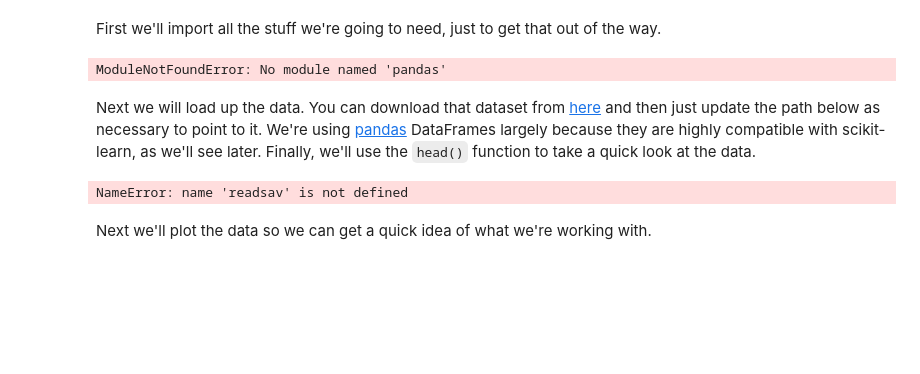
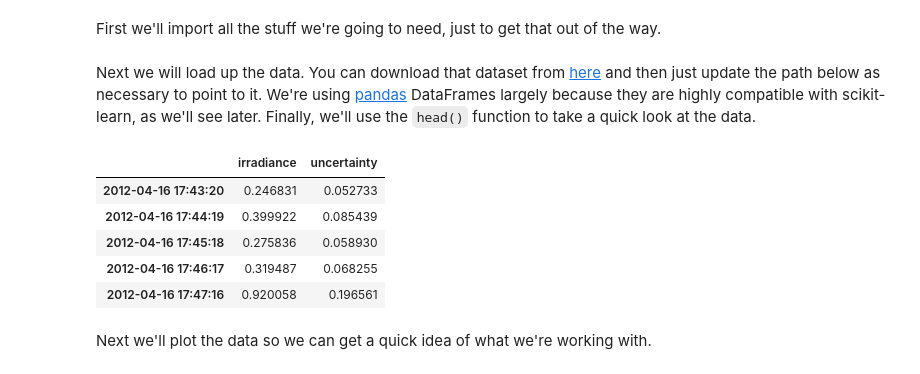
Before and after one commit to HelioML/HelioML, a Jupyter notebook: notebooks/01/1/example_fitting_time_series.ipynb, the cells around one changed output. Saved outputs shown, nothing was run; the diff lists cells and outputs as text; code cells hidden in the pictures; blank space fills up the shorter version.

````diff
--- a/notebooks/01/1/example_fitting_time_series.ipynb
+++ b/notebooks/01/1/example_fitting_time_series.ipynb
@@ -16,6 +16,8 @@ import numpy as np
 import pandas as pd
 import matplotlib.pyplot as plt
 %matplotlib inline
+import seaborn as sns
+plt.style.use('seaborn')
 from scipy.io.idl import readsav
 from sklearn.pipeline import make_pipeline
 from sklearn.model_selection import validation_curve, ShuffleSplit
@@ -23,6 +25,4 @@ from sklearn.metrics import explained_variance_score, make_scorer
 from sklearn.svm import SVR
 
 # Custom modules
-from jpm_number_printing import latex_float
+from jpm_time_conversions import metatimes_to_seconds_since_start, datetimeindex_to_human
-# %% [output]
-ModuleNotFoundError: No module named 'pandas'
@@ -34,10 +30,16 @@ plots_save_path='./'
 Next we will load up the data. You can download that dataset from [here](https://www.dropbox.com/s/bt5oh244mt4jw72/Example%20Dimming%20Light%20Curve.sav?dl=0) and then just update the path below as necessary to point to it. We're using [pandas](https://pandas.pydata.org/) DataFrames largely because they are highly compatible with scikit-learn, as we'll see later. Finally, we'll use the ```head()``` function to take a quick look at the data.
 # %%
 idl_generated_data = readsav('./Example Dimming Light Curve.sav')
-light_curve_df = pd.DataFrame({'irradiance': idl_generated_data.irradiance[:, 3]})
-light_curve_df.index = yyyydoy_sod_to_datetime(idl_generated_data.yyyydoy, idl_generated_data.sod) # Convert EVE to datetime
+light_curve_df = pd.DataFrame({'irradiance':idl_generated_data.irradiance.byteswap().newbyteorder(),  # [W/m^2]
+                               'uncertainty':idl_generated_data.uncertainty.byteswap().newbyteorder()})  # [%]
+light_curve_df.index = pd.DatetimeIndex(idl_generated_data.datetime.astype(str))
 light_curve_df.head()
 # %% [output]
-NameError: name 'readsav' is not defined
+|  | irradiance | uncertainty |
+| 2012-04-16 17:43:20 | 0.246831 | 0.052733 |
+| 2012-04-16 17:44:19 | 0.399922 | 0.085439 |
+| 2012-04-16 17:45:18 | 0.275836 | 0.058930 |
+| 2012-04-16 17:46:17 | 0.319487 | 0.068255 |
+| 2012-04-16 17:47:16 | 0.920058 | 0.196561 |
 # %% [markdown]
 Next we'll plot the data so we can get a quick idea of what we're working with.
````
Also changed, not shown: parts of 10 cells of this notebook, 14 other files.
